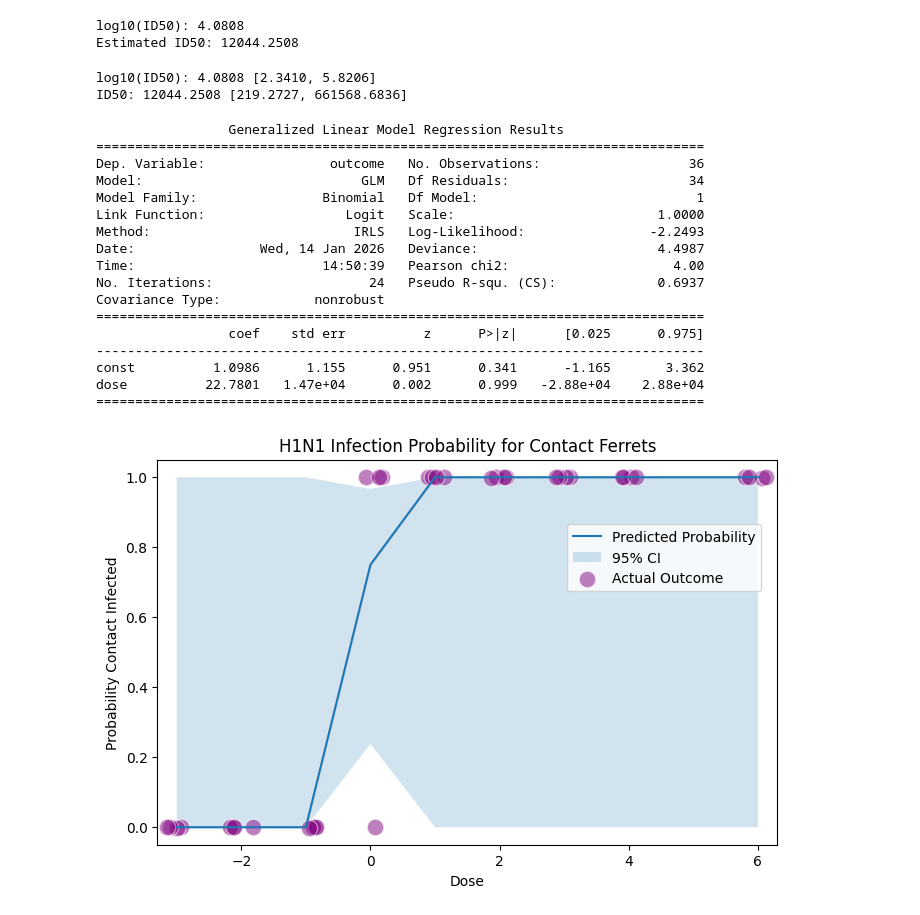
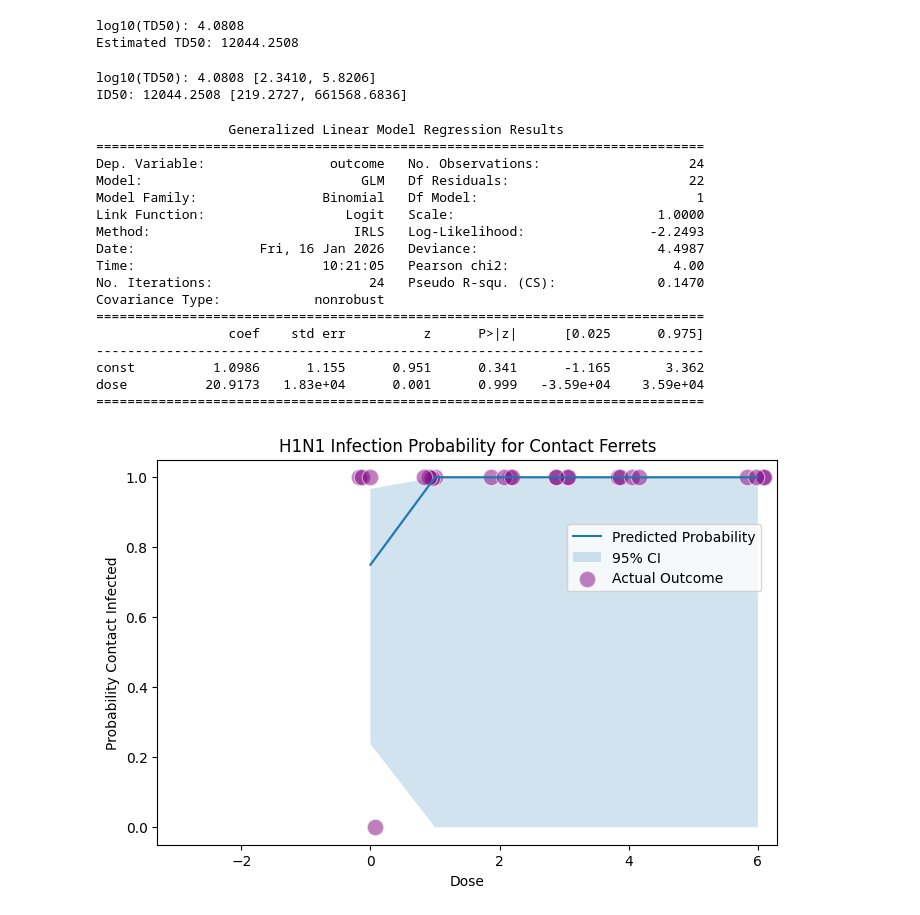
Before and after one commit to maciekboni/influenza-ferret-transmission-td50, a Jupyter notebook: logistic-regression-code/logistic_regression_v2.ipynb, the cells around one changed output. Drawn from its saved outputs; the diff is of its cells as text; code cells hidden in the pictures.

Commit message:
cleaning up regression file; removing analysis with dummy data points for H1

```diff
--- a/logistic-regression-code/logistic_regression_v2.ipynb
+++ b/logistic-regression-code/logistic_regression_v2.ipynb
@@ -77,19 +94,19 @@ beta0 = model.params['const']
 beta1 = model.params['dose']
 
 # Compute ID50
-log10_ID50 = -beta0 / beta1
-ID50 = 10 ** log10_ID50
+log10_TD50 = -beta0 / beta1
+TD50 = 10 ** log10_TD50
 
-print(f"log10(ID50): {log10_ID50:.4f}")
-print(f"Estimated ID50: {ID50:.4f}")
+print(f"log10(TD50): {log10_TD50:.4f}")
+print(f"Estimated TD50: {TD50:.4f}")
 # %% [output]
-log10(ID50): 4.0808
-Estimated ID50: 12044.2508
+log10(TD50): 4.0808
+Estimated TD50: 12044.2508
 # %%
 # Step 3: Get covariance matrix of coefficients
 cov = model.cov_params()
 
-# Step 4: Delta method for variance of log10(ID50)
+# Step 4: Delta method for variance of log10(TD50)
 # f = -beta0 / beta1, so use partial derivatives
 df_dbeta0 = -1 / beta1
 df_dbeta1 = beta0 / (beta1**2)
@@ -101,24 +118,24 @@ var_f = (
     2 * df_dbeta0 * df_dbeta1 * cov.loc['const', 'dose']
 )
 
-# Step 5: Compute CI for log10(ID50)
-log10_ID50 = -beta0 / beta1
-se_log10_ID50 = np.sqrt(var_f)
+# Step 5: Compute CI for log10(TD50)
+log10_TD50 = -beta0 / beta1
+se_log10_TD50 = np.sqrt(var_f)
 
 z = 1.96  # for 95% CI
-log10_ID50_lower = log10_ID50 - z * se_log10_ID50
-log10_ID50_upper = log10_ID50 + z * se_log10_ID50
+log10_TD50_lower = log10_TD50 - z * se_log10_TD50
+log10_TD50_upper = log10_TD50 + z * se_log10_TD50
 
-# Step 6: Convert to ID50 (original scale)
-ID50 = 10 ** log10_ID50
-ID50_lower = 10 ** log10_ID50_lower
-ID50_upper = 10 ** log10_ID50_upper
+# Step 6: Convert to TD50 (original scale)
+TD50 = 10 ** log10_TD50
+TD50_lower = 10 ** log10_TD50_lower
+TD50_upper = 10 ** log10_TD50_upper
 
 # Step 7: Print results
-print(f"log10(ID50): {log10_ID50:.4f} [{log10_ID50_lower:.4f}, {log10_ID50_upper:.4f}]")
-print(f"ID50: {ID50:.4f} [{ID50_lower:.4f}, {ID50_upper:.4f}]")
+print(f"log10(TD50): {log10_TD50:.4f} [{log10_TD50_lower:.4f}, {log10_TD50_upper:.4f}]")
+print(f"ID50: {TD50:.4f} [{TD50_lower:.4f}, {TD50_upper:.4f}]")
 # %% [output]
-log10(ID50): 4.0808 [2.3410, 5.8206]
+log10(TD50): 4.0808 [2.3410, 5.8206]
 ID50: 12044.2508 [219.2727, 661568.6836]
 # %%
 
@@ -132,10 +149,10 @@ ID50: 12044.2508 [219.2727, 661568.6836]
 #
 # ORIGINAL DATA
 #
-#df_H1 = pd.DataFrame({
-#    'outcome': [0, 1, 1, 1, 1, 1, 1, 1, 1, 1, 1, 1, 1, 1, 1, 1, 1, 1, 1, 1, 1, 1, 1, 1],
-#    'dose': [0, 0, 0, 0, 1, 1, 1, 1, 2, 2, 2, 2, 3, 3, 3, 3, 4, 4, 4, 4, 6, 6, 6, 6]
-#})
+df_H1 = pd.DataFrame({
+    'outcome': [0, 1, 1, 1, 1, 1, 1, 1, 1, 1, 1, 1, 1, 1, 1, 1, 1, 1, 1, 1, 1, 1, 1, 1],
+    'dose': [0, 0, 0, 0, 1, 1, 1, 1, 2, 2, 2, 2, 3, 3, 3, 3, 4, 4, 4, 4, 6, 6, 6, 6]
+})
 
 
 
@@ -156,10 +173,10 @@ ID50: 12044.2508 [219.2727, 661568.6836]
 
 
 # here we add one experiment at dose = -1 and another experiment at dose = -2 and another at dose = -3
-df_H1 = pd.DataFrame({
-    'outcome': [0, 0, 0, 0, 0, 0, 0, 0, 0, 0, 0, 0, 0, 1, 1, 1, 1, 1, 1, 1, 1, 1, 1, 1, 1, 1, 1, 1, 1, 1, 1, 1, 1, 1, 1, 1],
-    'dose': [-3, -3, -3, -3, -2, -2, -2, -2, -1, -1, -1, -1, 0, 0, 0, 0, 1, 1, 1, 1, 2, 2, 2, 2, 3, 3, 3, 3, 4, 4, 4, 4, 6, 6, 6, 6]
-})
+#df_H1 = pd.DataFrame({
+#    'outcome': [0, 0, 0, 0, 0, 0, 0, 0, 0, 0, 0, 0, 0, 1, 1, 1, 1, 1, 1, 1, 1, 1, 1, 1, 1, 1, 1, 1, 1, 1, 1, 1, 1, 1, 1, 1],
+#    'dose': [-3, -3, -3, -3, -2, -2, -2, -2, -1, -1, -1, -1, 0, 0, 0, 0, 1, 1, 1, 1, 2, 2, 2, 2, 3, 3, 3, 3, 4, 4, 4, 4, 6, 6, 6, 6]
+#})
 
 
 
@@ -188,40 +205,40 @@ sns.lineplot(x='dose', y='predicted_prob', data=df_H1_sorted, label='Predicted P
 plt.fill_between(df_H1_sorted['dose'], df_H1_sorted['ci_lower'], df_H1_sorted['ci_upper'], alpha=0.2, label='95% CI')
 
 df_H1_sorted['outcome_jittered'] = df_H1_sorted['outcome'] + np.random.uniform(-0.001, 0.001, size=len(df_H1_sorted))
 df_H1_sorted['dose_jittered'] = df_H1_sorted['dose'] + np.random.uniform(-0.2, 0.2, size=len(df_H1_sorted))
 
 sns.scatterplot(x='dose_jittered', y='outcome_jittered', data=df_H1_sorted, color='purple', s=140, alpha=0.5, label='Actual Outcome')
 plt.xlabel('Dose')
 plt.ylabel('Probability Contact Infected')
 plt.title('H1N1 Infection Probability for Contact Ferrets')
 plt.legend(loc='upper left', bbox_to_anchor=(0.65, 0.85))
 plt.ylim(-0.05, 1.05)
 plt.xlim(-3.3, 6.3)
 mylightred = (.95, .4, .4)
 #myline,  = plt.plot([4.0808,4.0808], [-0.1, 0.50], color=mylightred, linestyle='--', linewidth=1)
 #myline2, = plt.plot([-1,4.0808], [0.50, 0.50], color=mylightred, linestyle='--', linewidth=1)
 #myline.set_dashes([6, 6])
 #myline2.set_dashes([6, 6])
 plt.show()
 # %% [output]
                  Generalized Linear Model Regression Results
 ==============================================================================
-Dep. Variable:                outcome   No. Observations:                   36
-Model:                            GLM   Df Residuals:                       34
+Dep. Variable:                outcome   No. Observations:                   24
+Model:                            GLM   Df Residuals:                       22
 Model Family:                Binomial   Df Model:                            1
 Link Function:                  Logit   Scale:                          1.0000
 Method:                          IRLS   Log-Likelihood:                -2.2493
-Date:                Wed, 14 Jan 2026   Deviance:                       4.4987
-Time:                        14:50:39   Pearson chi2:                     4.00
-No. Iterations:                    24   Pseudo R-squ. (CS):             0.6937
+Date:                Fri, 16 Jan 2026   Deviance:                       4.4987
+Time:                        10:21:05   Pearson chi2:                     4.00
+No. Iterations:                    24   Pseudo R-squ. (CS):             0.1470
 Covariance Type:            nonrobust
 ==============================================================================
                  coef    std err          z      P>|z|      [0.025      0.975]
 ------------------------------------------------------------------------------
 const          1.0986      1.155      0.951      0.341      -1.165       3.362
-dose          22.7801   1.47e+04      0.002      0.999   -2.88e+04    2.88e+04
+dose          20.9173   1.83e+04      0.001      0.999   -3.59e+04    3.59e+04
 ==============================================================================
-[figure, old version]
+[figure, new version]
 # %%
 # Extract coefficients
 beta0 = model.params['const']
```
Also changed, not shown: parts of 3 cells of this notebook.
